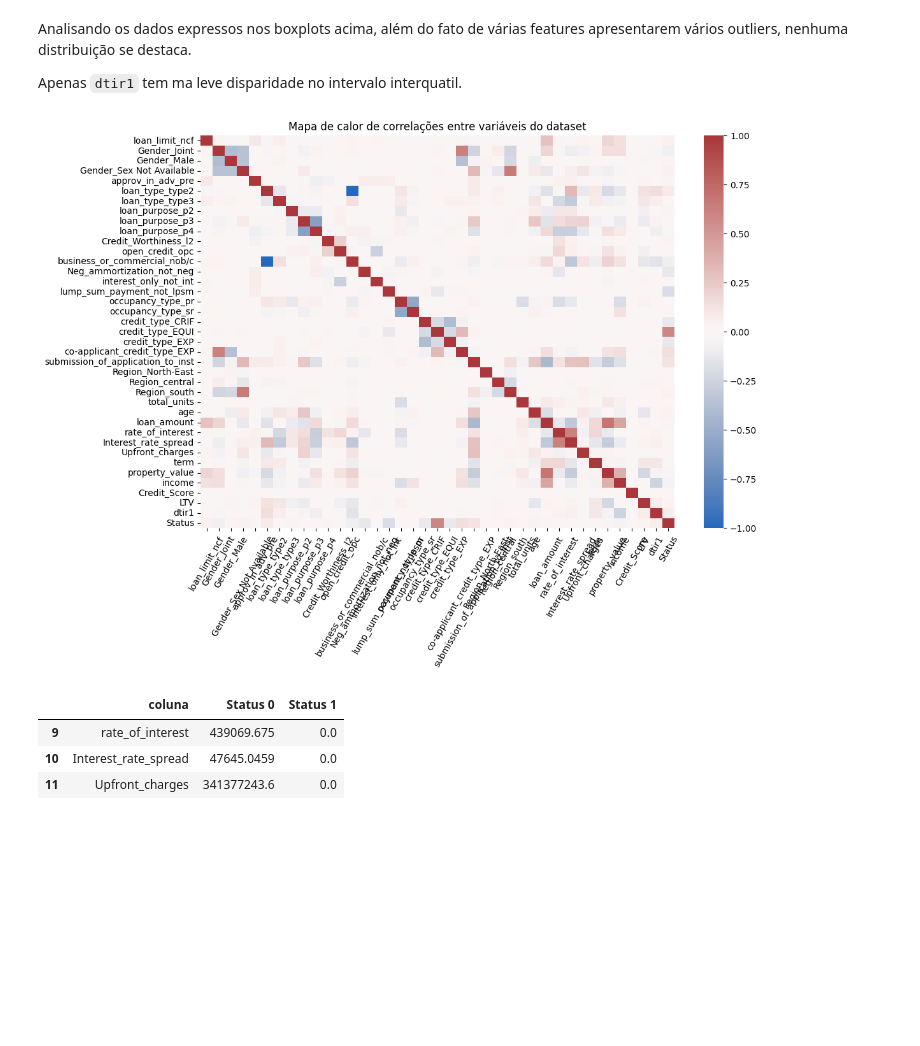
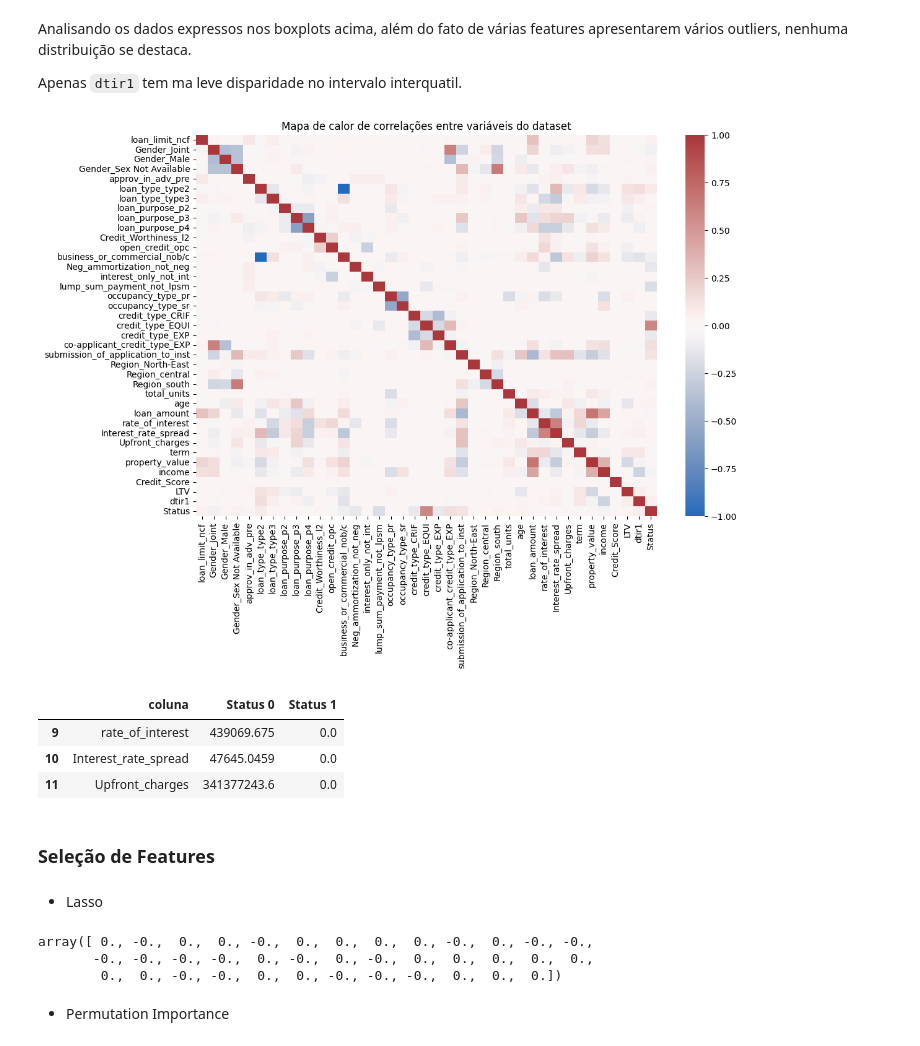
Before and after one commit to fernandobrancher/project_machine_learning_iii, a Jupyter notebook: project_loan_defaulters.ipynb, the cells around one changed output. Drawn from its saved outputs; the diff is of its cells as text; code cells hidden in the pictures; blank space fills up the shorter version.

```diff
--- a/project_loan_defaulters.ipynb
+++ b/project_loan_defaulters.ipynb
@@ -360,2 +375,8 @@ X_test_transformed.head(2)
 # %% [markdown]
 ### Análise do target
+# %%
+#Fazer a análise nos dados de treino
+treino = pd.concat([X_train_transformed, y_train], axis=1)
+
+print(treino.shape)
+treino.head()
@@ -450,15 +477,15 @@
 # %%
 X_treino = X_train_transformed.copy()
 X_treino['Status'] = y_train
 
 # Correlação e heatmap das features e target
 plt.figure(figsize=(12,8))
-sns.heatmap(X_treino.corr(), cmap='vlag')
+sns.heatmap(treino.corr(), cmap='vlag')
 plt.title('Mapa de calor de correlações entre variáveis do dataset')
-plt.xticks(rotation=60)
+plt.xticks(rotation=90)
 plt.show()
 # %% [output]
-[figure, old version]
+[figure, new version]
 # %%
 # Valores Status = 0 ou = 1
 df_status0 = df[df['Status'] == 0].copy()
@@ -478,3 +505,5 @@ df_valores_status.loc[9:11]
 | 9 | rate_of_interest | 439069.675 | 0.0 |
 | 10 | Interest_rate_spread | 47645.0459 | 0.0 |
 | 11 | Upfront_charges | 341377243.6 | 0.0 |
+# %% [markdown]
+### Seleção de Features
@@ -480,0 +514,14 @@ df_valores_status.loc[9:11]
+# %% [markdown]
+- Lasso
+# %%
+estimador_lasso = Lasso(random_state=42)
+
+estimador_lasso.fit(X_train_transformed, y_train)
+
+estimador_lasso.coef_
+# %% [output]
+array([ 0., -0.,  0.,  0., -0.,  0.,  0.,  0.,  0., -0.,  0., -0., -0.,
+       -0., -0., -0., -0.,  0., -0.,  0., -0.,  0.,  0.,  0.,  0.,  0.,
+        0.,  0., -0., -0.,  0.,  0., -0., -0., -0.,  0.,  0.,  0.])
+# %% [markdown]
+- Permutation Importance
```
Also changed, not shown: parts of 14 cells of this notebook.
